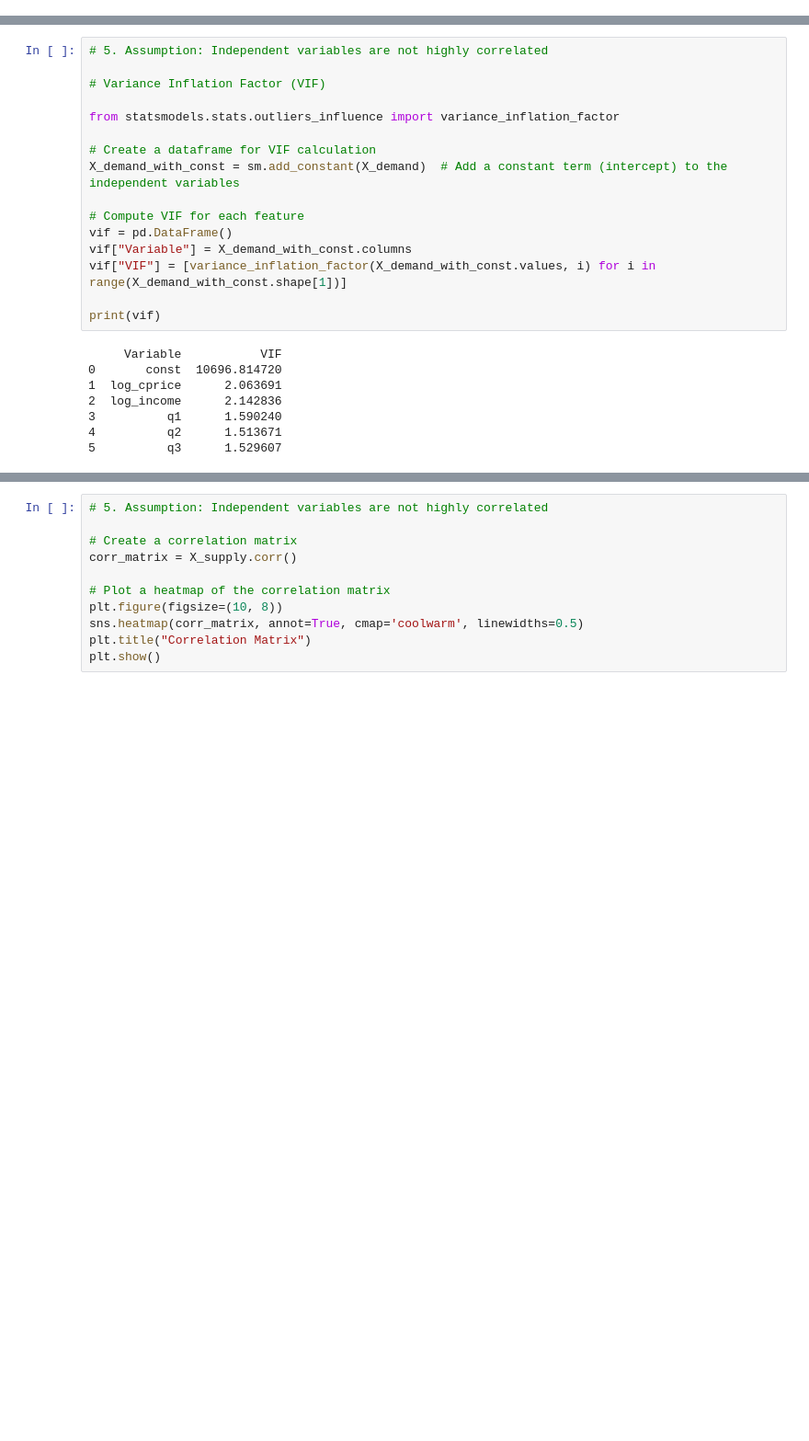
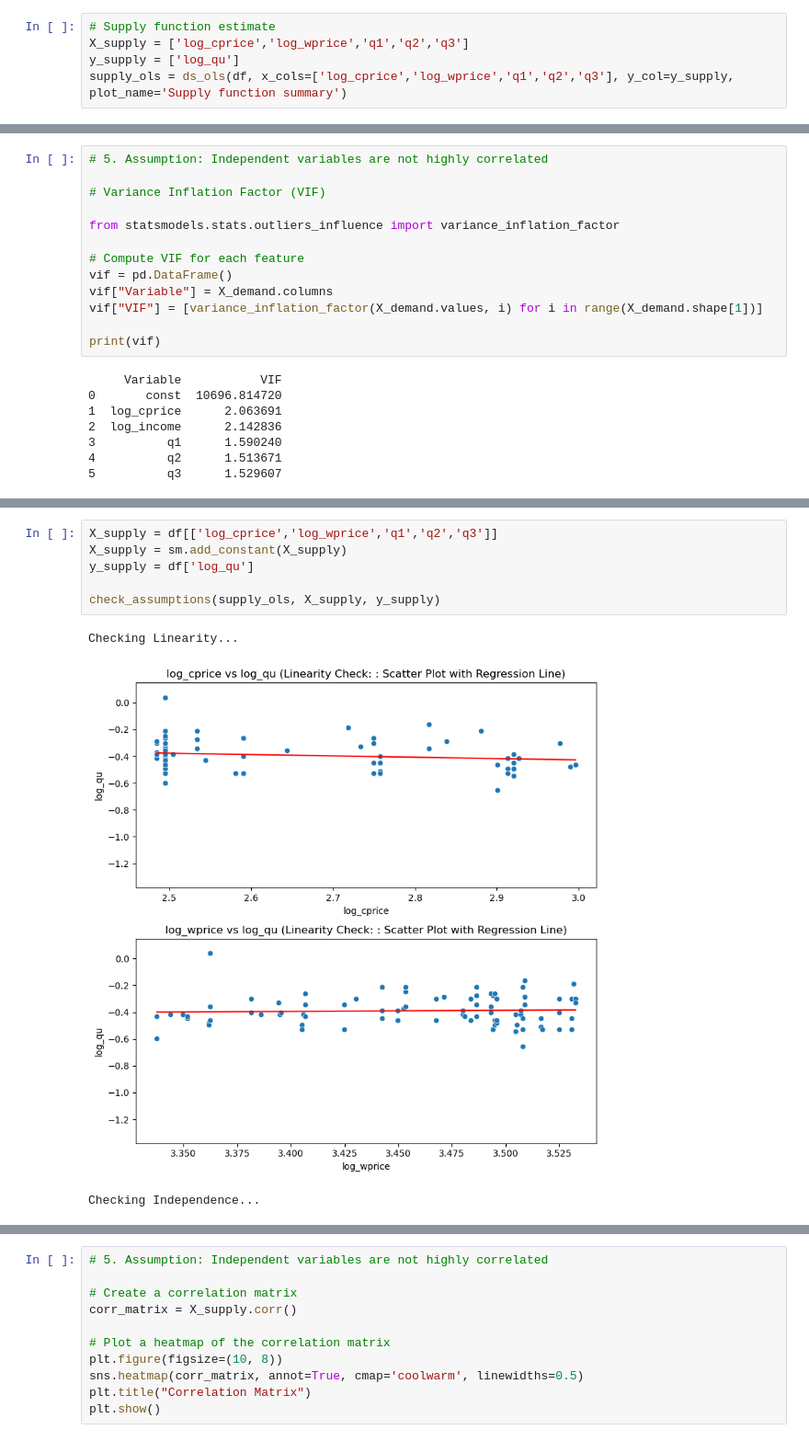
Before and after one commit to Alphteow/EconsModel, a Jupyter notebook: Econ_Group_Project1.ipynb, the cells around one changed output, grey strips where cells are left out. Shown: that part at 92% size. Cells and saved outputs as stored; diff of their text form; blank space fills up the shorter version.

```diff
--- a/Econ_Group_Project1.ipynb
+++ b/Econ_Group_Project1.ipynb
@@ -92,0 +87,5 @@ Notes:
+# %%
+# Supply function estimate
+X_supply = ['log_cprice','log_wprice','q1','q2','q3']
+y_supply = ['log_qu']
+supply_ols = ds_ols(df, x_cols=['log_cprice','log_wprice','q1','q2','q3'], y_col=y_supply, plot_name='Supply function summary')
@@ -380,13 +369,10 @@ Source: https://www.investopedia.com/terms/v/variance-inflation-factor.asp
 
 from statsmodels.stats.outliers_influence import variance_inflation_factor
 
-# Create a dataframe for VIF calculation
-X_demand_with_const = sm.add_constant(X_demand)  # Add a constant term (intercept) to the independent variables
-
 # Compute VIF for each feature
 vif = pd.DataFrame()
-vif["Variable"] = X_demand_with_const.columns
-vif["VIF"] = [variance_inflation_factor(X_demand_with_const.values, i) for i in range(X_demand_with_const.shape[1])]
+vif["Variable"] = X_demand.columns
+vif["VIF"] = [variance_inflation_factor(X_demand.values, i) for i in range(X_demand.shape[1])]
 
 print(vif)
 # %% [output]
@@ -410,0 +386,10 @@ Checking Normality...
+# %%
+X_supply = df[['log_cprice','log_wprice','q1','q2','q3']]
+X_supply = sm.add_constant(X_supply)
+y_supply = df['log_qu']
+
+check_assumptions(supply_ols, X_supply, y_supply)
+# %% [output]
+Checking Linearity...
+[figure, added]
+Checking Independence...
```
Also changed, not shown: parts of 26 cells of this notebook.
